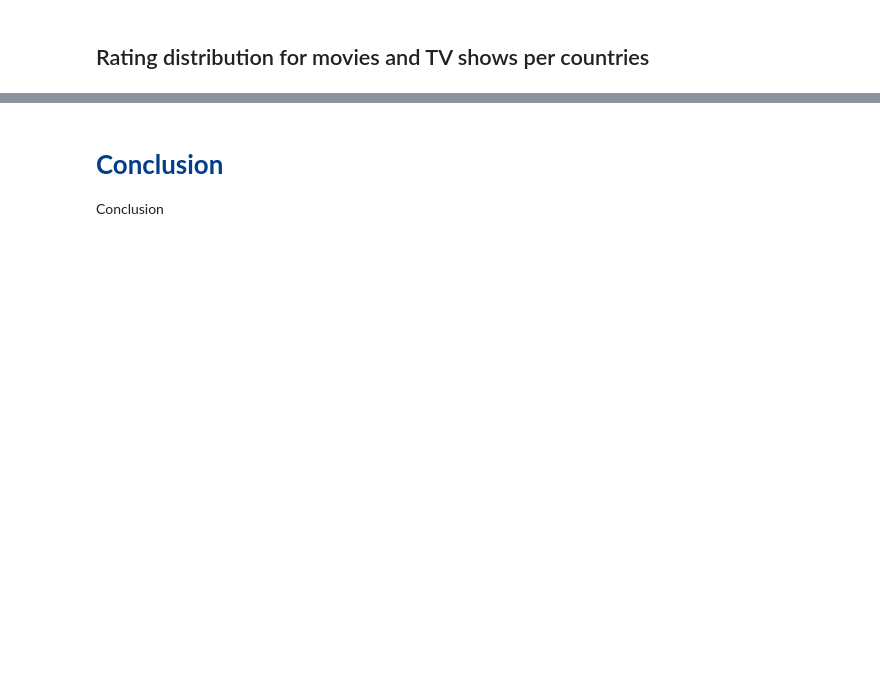
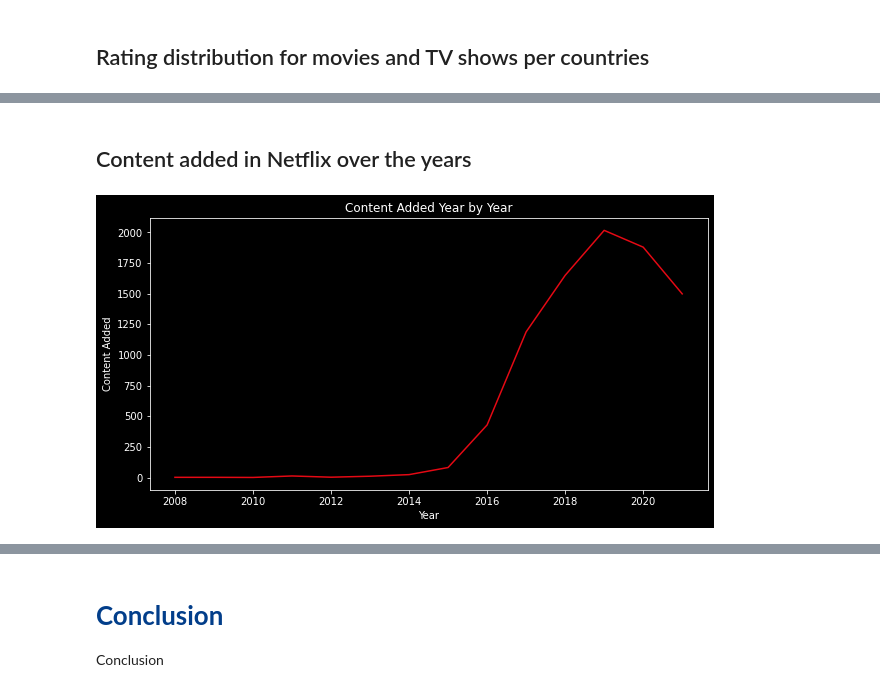
Before and after one commit to bhagirathbhard/Analysis-Netflix-Content-Library, a Jupyter notebook: A7_Netflix_Content_Analysis.ipynb, the cells around one changed output, grey strips where cells are left out. Saved outputs shown, nothing was run; the diff lists cells and outputs as text; code cells hidden in the pictures; blank space fills up the shorter version.

```diff
--- a/A7_Netflix_Content_Analysis.ipynb
+++ b/A7_Netflix_Content_Analysis.ipynb
@@ -515,0 +603,12 @@ NameError: ignored
+# %% [markdown]
+## Content added in Netflix over the years
+# %%
+#Plot content added year by year
+netflix_ds['date_added'].dt.year.value_counts().sort_index().plot(kind='line', figsize=(10,5), color='#E50914')
+#Label the plot
+plt.xlabel('Year')
+plt.ylabel('Content Added')
+plt.title('Content Added Year by Year')
+plt.show()
+# %% [output]
+[figure, added]
```
Also changed, not shown: parts of 40 cells of this notebook.
